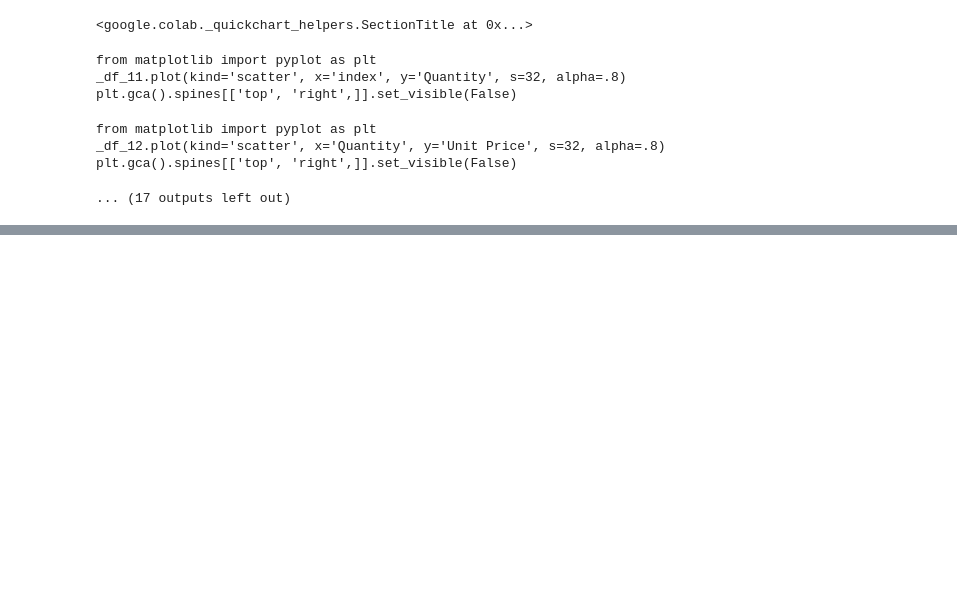
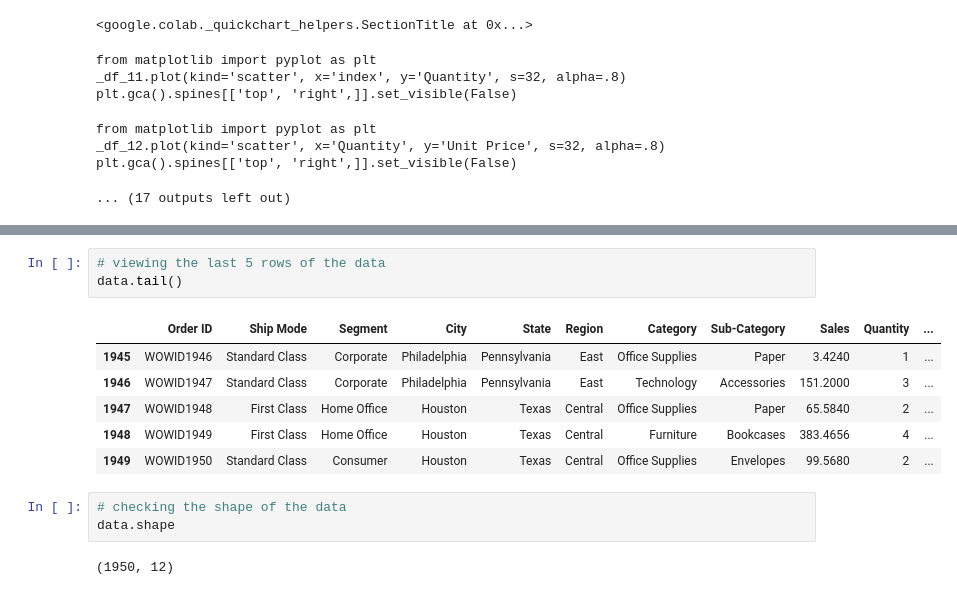
Before and after one commit to mmeeran/Python, a Jupyter notebook: Python_Class_prework.ipynb, the cells around one changed output, grey strips where cells are left out. Drawn from its saved outputs; the diff is of its cells as text; blank space fills up the shorter version.

```diff
--- a/Python_Class_prework.ipynb
+++ b/Python_Class_prework.ipynb
@@ -754,0 +821,15 @@ plt.gca().spines[['top', 'right',]].set_visible(False)
+# %%
+# viewing the last 5 rows of the data
+data.tail()
+# %% [output]
+|  | Order ID | Ship Mode | Segment | City | State | Region | Category | Sub-Category | Sales | Quantity | ... |
+| 1945 | WOWID1946 | Standard Class | Corporate | Philadelphia | Pennsylvania | East | Office Supplies | Paper | 3.4240 | 1 | ... |
+| 1946 | WOWID1947 | Standard Class | Corporate | Philadelphia | Pennsylvania | East | Technology | Accessories | 151.2000 | 3 | ... |
+| 1947 | WOWID1948 | First Class | Home Office | Houston | Texas | Central | Office Supplies | Paper | 65.5840 | 2 | ... |
+| 1948 | WOWID1949 | First Class | Home Office | Houston | Texas | Central | Furniture | Bookcases | 383.4656 | 4 | ... |
+| 1949 | WOWID1950 | Standard Class | Consumer | Houston | Texas | Central | Office Supplies | Envelopes | 99.5680 | 2 | ... |
+# %%
+# checking the shape of the data
+data.shape
+# %% [output]
+(1950, 12)
```
Also changed, not shown: parts of 17 cells of this notebook.
